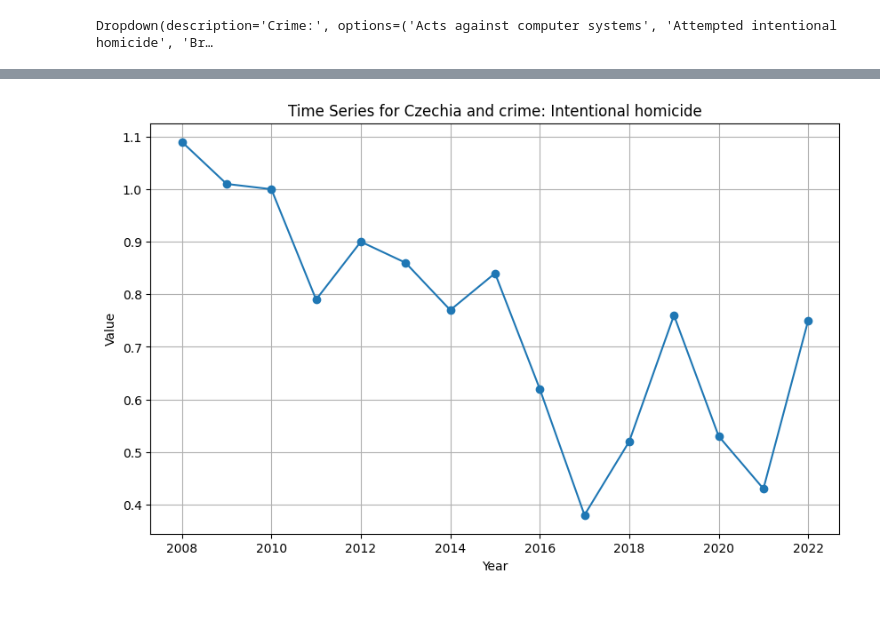
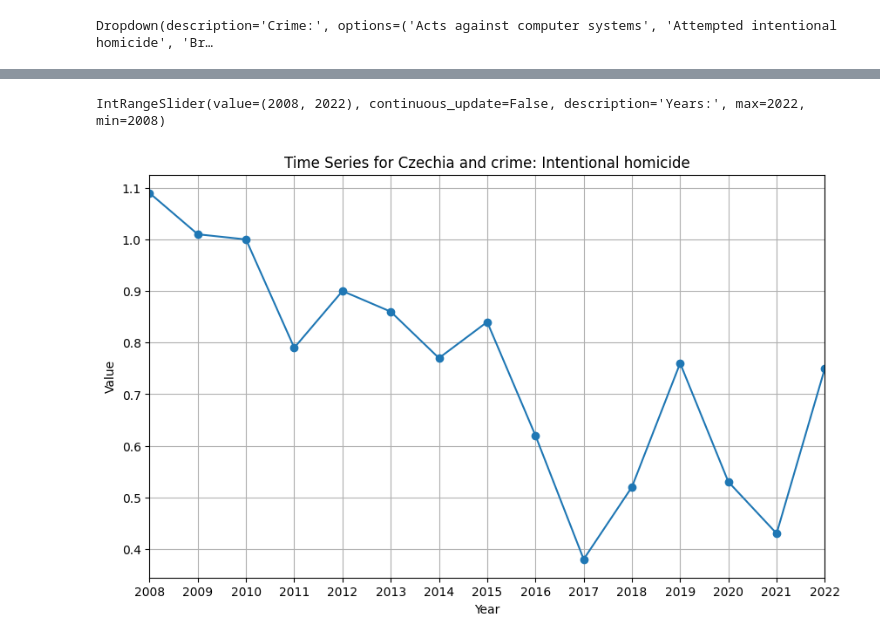
Before and after one commit to klbek/Analysis-of-Crime-in-the-EU, a Jupyter notebook: test_dat_zkouska2.ipynb, the cells around one changed output, grey strips where cells are left out. Drawn from its saved outputs; the diff is of its cells as text; code cells hidden in the pictures; blank space fills up the shorter version.

```diff
--- a/test_dat_zkouska2.ipynb
+++ b/test_dat_zkouska2.ipynb
@@ -151,4 +84,5 @@ display(crime)
 Dropdown(description='Country:', options=('Albania', 'Austria', 'Belgium', 'Bosnia and Herzegovina', 'Bulgaria…
 Dropdown(description='Crime:', options=('Acts against computer systems', 'Attempted intentional homicide', 'Br…
 # %%
-filtered_data = unpivot_data[(unpivot_data['country_name'] == country.value) & (unpivot_data['crime_info'] == crime.value)]
+filtered_data, filtered_data_min_year, filtered_data_max_year = get_filtered_data(unpivot_data, country.value, crime.value)
+get_basic_filtered_info(filtered_data, country.value, crime.value)
@@ -155,10 +115,30 @@ filtered_data = unpivot_data[(unpivot_data['country_name'] == country.value) & (
+# %%
+years_range = widgets.IntRangeSlider(
+    value=[filtered_data_min_year, filtered_data_max_year],
+    min=filtered_data_min_year,
+    max=filtered_data_max_year,
+    step=1,
+    description='Years:',
+    disabled=False,
+    continuous_update=False,
+    orientation='horizontal',
+    readout=True,
+    readout_format='d',
+
+)
+years_range
+# %% [output]
+IntRangeSlider(value=(2008, 2022), continuous_update=False, description='Years:', max=2022, min=2008)
 # %%
+start_year, end_year = years_range.value
 plt.figure(figsize=(10, 6))
 plt.plot(filtered_data['year'], filtered_data['value'], marker='o')
 plt.title(f"Time Series for {country.value} and crime: {crime.value}")
 plt.xlabel("Year")
 plt.ylabel("Value")
 plt.grid(True)
+plt.xlim(start_year, end_year)
+plt.xticks(range(start_year, end_year + 1, 1))
 plt.show()
 # %% [output]
-[figure, old version]
+[figure, new version]
```
Also changed, not shown: parts of 14 cells of this notebook, 1 other file.
